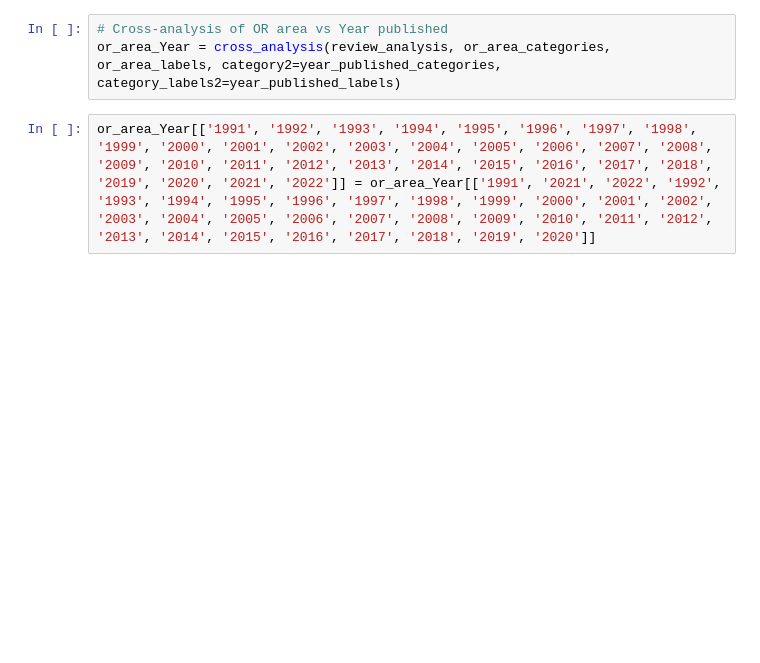
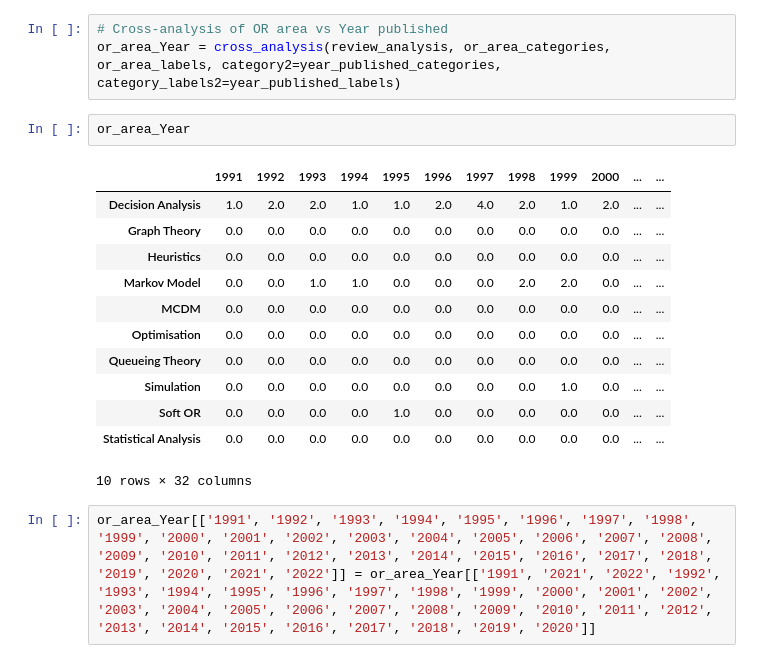
Before and after one commit to MHowells/Orthopaedics_Lit_Review_Analysis, a Jupyter notebook: Analysis.ipynb, the cells around one changed output. Drawn from its saved outputs; the diff is of its cells as text; blank space fills up the shorter version.

```diff
--- a/Analysis.ipynb
+++ b/Analysis.ipynb
@@ -1167,6 +1218,21 @@ year_published_labels = ['1991', '1992', '1993', '1994', '1995', '1996', '1997',
 # %%
 # Cross-analysis of OR area vs Year published
 or_area_Year = cross_analysis(review_analysis, or_area_categories, or_area_labels, category2=year_published_categories, category_labels2=year_published_labels)
+# %%
+or_area_Year
+# %% [output]
+|  | 1991 | 1992 | 1993 | 1994 | 1995 | 1996 | 1997 | 1998 | 1999 | 2000 | ... | ... |
+| Decision Analysis | 1.0 | 2.0 | 2.0 | 1.0 | 1.0 | 2.0 | 4.0 | 2.0 | 1.0 | 2.0 | ... | ... |
+| Graph Theory | 0.0 | 0.0 | 0.0 | 0.0 | 0.0 | 0.0 | 0.0 | 0.0 | 0.0 | 0.0 | ... | ... |
+| Heuristics | 0.0 | 0.0 | 0.0 | 0.0 | 0.0 | 0.0 | 0.0 | 0.0 | 0.0 | 0.0 | ... | ... |
+| Markov Model | 0.0 | 0.0 | 1.0 | 1.0 | 0.0 | 0.0 | 0.0 | 2.0 | 2.0 | 0.0 | ... | ... |
+| MCDM | 0.0 | 0.0 | 0.0 | 0.0 | 0.0 | 0.0 | 0.0 | 0.0 | 0.0 | 0.0 | ... | ... |
+| Optimisation | 0.0 | 0.0 | 0.0 | 0.0 | 0.0 | 0.0 | 0.0 | 0.0 | 0.0 | 0.0 | ... | ... |
+| Queueing Theory | 0.0 | 0.0 | 0.0 | 0.0 | 0.0 | 0.0 | 0.0 | 0.0 | 0.0 | 0.0 | ... | ... |
+| Simulation | 0.0 | 0.0 | 0.0 | 0.0 | 0.0 | 0.0 | 0.0 | 0.0 | 1.0 | 0.0 | ... | ... |
+| Soft OR | 0.0 | 0.0 | 0.0 | 0.0 | 1.0 | 0.0 | 0.0 | 0.0 | 0.0 | 0.0 | ... | ... |
+| Statistical Analysis | 0.0 | 0.0 | 0.0 | 0.0 | 0.0 | 0.0 | 0.0 | 0.0 | 0.0 | 0.0 | ... | ... |
+10 rows × 32 columns
 # %%
 or_area_Year[['1991', '1992', '1993', '1994', '1995', '1996', '1997', '1998', '1999', '2000', '2001', '2002', '2003', '2004', '2005', '2006', '2007', '2008', '2009', '2010', '2011', '2012', '2013', '2014', '2015', '2016', '2017', '2018', '2019', '2020', '2021', '2022']] = or_area_Year[['1991', '2021', '2022', '1992', '1993', '1994', '1995', '1996', '1997', '1998', '1999', '2000', '2001', '2002', '2003', '2004', '2005', '2006', '2007', '2008', '2009', '2010', '2011', '2012', '2013', '2014', '2015', '2016', '2017', '2018', '2019', '2020']]
 # %%
```
Also changed, not shown: parts of 15 cells of this notebook, 1 other file.
